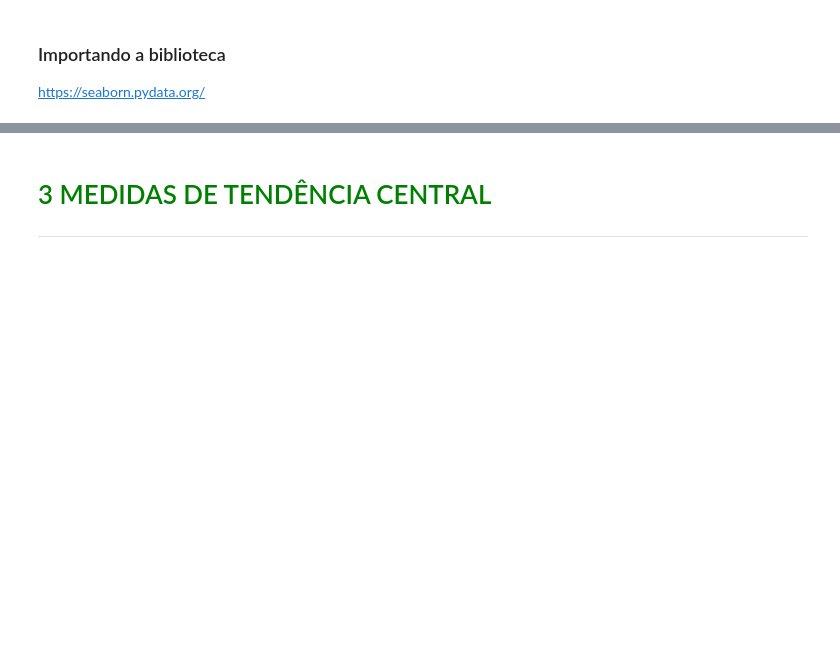
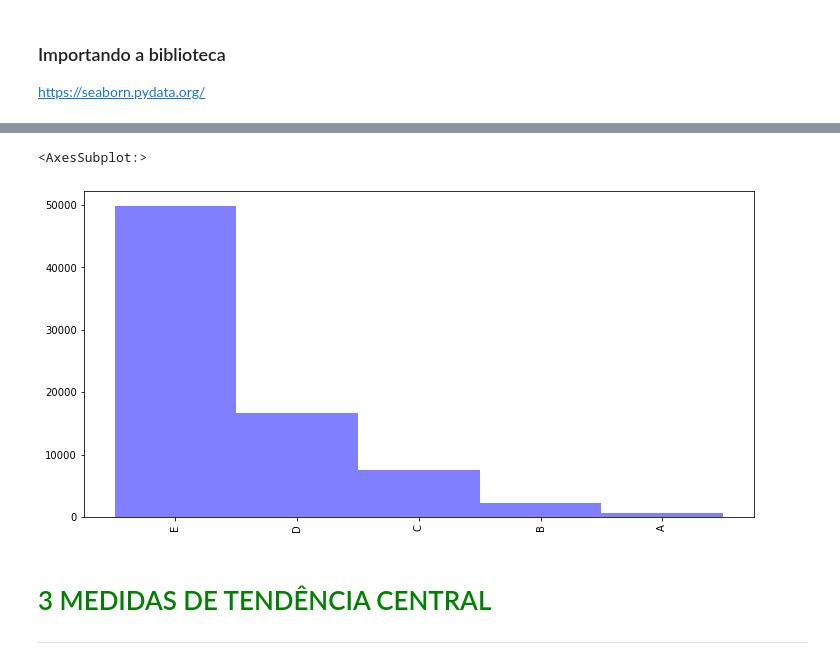
Before and after one commit to EdCarlosBicudo/formacao_data_science_alura, a Jupyter notebook: 3- Estatística com Python parte 1- Frequências e Medidas/Curso_de_Estatística_Parte_1.ipynb, the cells around one changed output, grey strips where cells are left out. Saved outputs shown, nothing was run; the diff lists cells and outputs as text; code cells hidden in the pictures; blank space fills up the shorter version.

```diff
--- a/3- Estatística com Python parte 1- Frequências e Medidas/Curso_de_Estatística_Parte_1.ipynb
+++ b/3- Estatística com Python parte 1- Frequências e Medidas/Curso_de_Estatística_Parte_1.ipynb
@@ -397,4 +456,25 @@ onde <b>SM</b> é o valor do salário mínimo na época. Em nosso caso <b>R$ 788
+# %%
+sm = 788 # Salário mínimo no ano o qual os dados pertencem (2015)
+classes = [0, (2 * sm), (4 * sm), (10 * sm), (20 * sm), 200000]
+labels = ['E', 'D', 'C', 'B', 'A']
 # %% [markdown]
 ### Passo 2 - Criar a tabela de frequências
 # %% [markdown]
 https://pandas.pydata.org/pandas-docs/version/0.22/generated/pandas.cut.html
+# %%
+frequencia = pd.value_counts(pd.cut(x = dados.Renda,
+                             bins = classes,
+                             labels = labels,
+                             include_lowest = True)
+                             )
+percentual = pd.value_counts(pd.cut(x = dados.Renda,
+                             bins = classes,
+                             labels = labels,
+                             include_lowest = True),
+                             normalize = True
+                             ) * 100
+dist_freq_qualitativas = pd.DataFrame({
+                                       'Frequência': frequencia,
+                                       'Porcentagem (%)': percentual
+                                       })
+dist_freq_qualitativas.sort_index(ascending = False)
@@ -425,3 +607,8 @@ https://seaborn.pydata.org/
+# %%
+dist_freq_qualitativas['Frequência'].plot.bar(width = 1, color = 'blue', alpha = 0.5, figsize = (12, 6))
+# %% [output]
+<AxesSubplot:>
+[figure, added]
 # %% [markdown]
 # <font color=green>3 MEDIDAS DE TENDÊNCIA CENTRAL</font>
 ***
```
Also changed, not shown: parts of 19 cells of this notebook.
